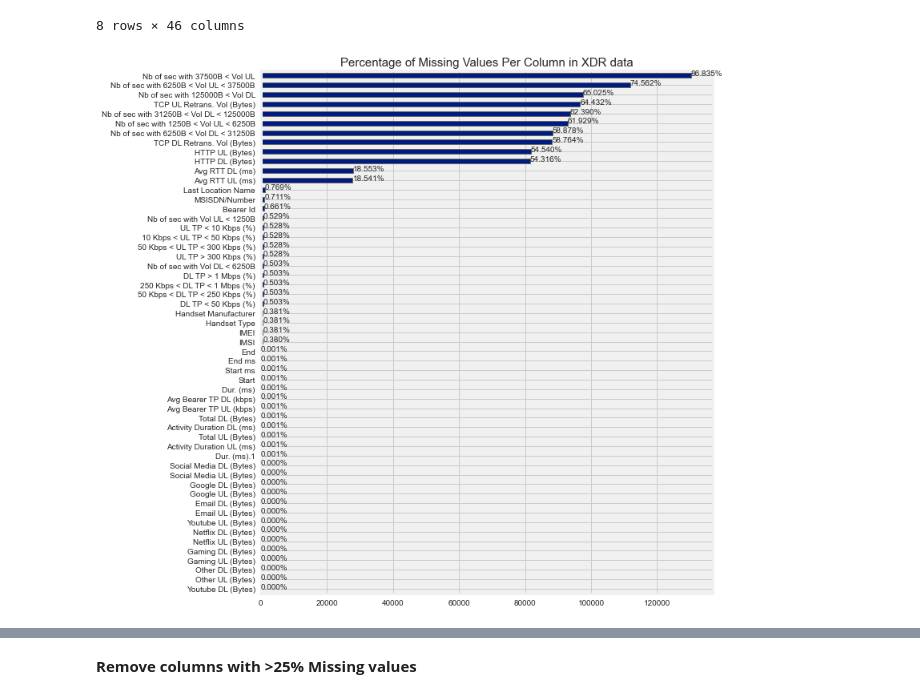
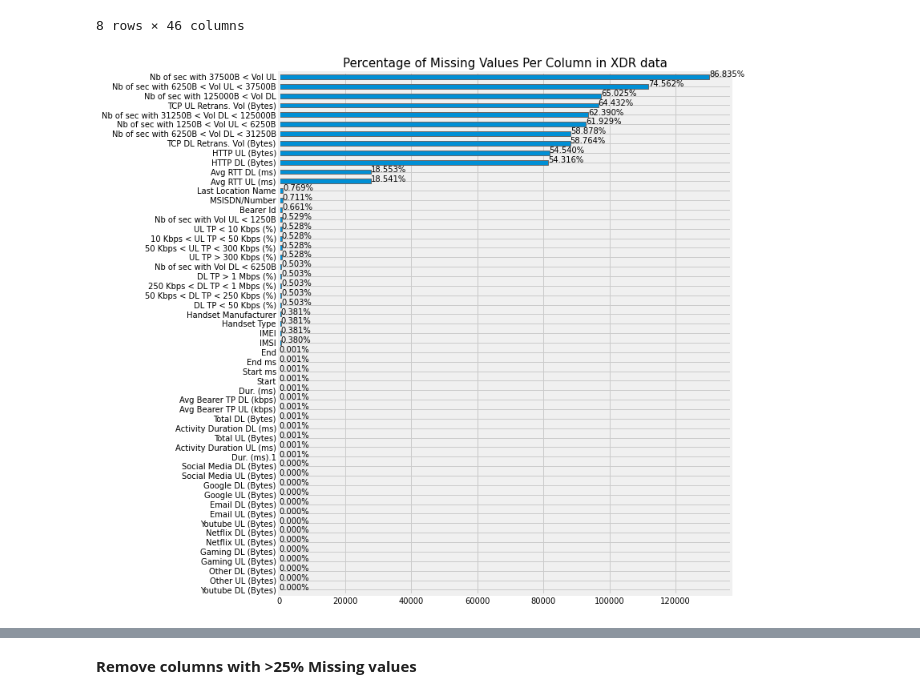
Before and after one commit to fbagire/Telecomm_data_analysis, a Jupyter notebook: data_cleaning.ipynb, the cells around one changed output, grey strips where cells are left out. Saved outputs shown, nothing was run; the diff lists cells and outputs as text; code cells hidden in the pictures.

```diff
--- a/data_cleaning.ipynb
+++ b/data_cleaning.ipynb
@@ -42,3 +59,5 @@ CleanDataframe(df)
+# %%
+cleaning_df=CleanDataframe(df)
 # %%
 print(df.shape)
 df.head()
@@ -55,16 +83,7 @@ df.describe()
 | 75% | 749.000000 | 750.000000 | 1.324302e+05 | 70.000000 | 15.000000 | 19710.750000 | ... |
 | max | 999.000000 | 999.000000 | 1.859336e+06 | 96923.000000 | 7120.000000 | 378160.000000 | ... |
 8 rows × 46 columns
-# %%
-# Check the percentage of missing values in every column
-ax = df.isna().sum().sort_values().plot(kind = 'barh', figsize = (9, 12))
-plt.title('Percentage of Missing Values Per Column in XDR data', fontdict={'size':15})
-
-for p in ax.patches:
-    percentage ='{:,.3f}%'.format((p.get_width()/df.shape[0])*100)
-    width, height =p.get_width(),p.get_height()
-    x=p.get_x()+width+0.02
-    y=p.get_y()+height/2
-    ax.annotate(percentage,(x,y))
-# %% [output]
-[figure, removed]
+# %%
+cleaning_df.check_missing_values()
+# %% [output]
+[figure, added]
```
Also changed, not shown: parts of 23 cells of this notebook, 2 other files.
